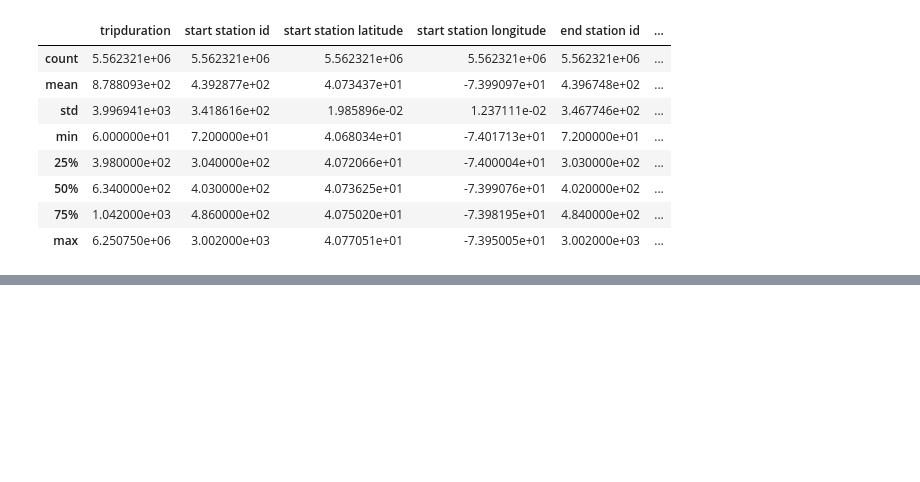
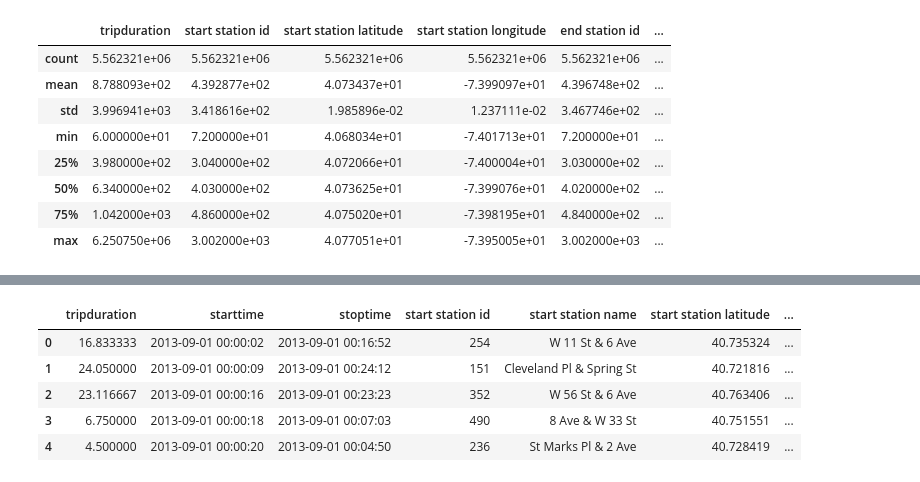
Before and after one commit to swopnilnep/DataVisualization, a Jupyter notebook: ipython/nyc_analysis.ipynb, the cells around one changed output, grey strips where cells are left out. Cells and saved outputs as stored; diff of their text form; code cells hidden in the pictures; blank space fills up the shorter version.

```diff
--- a/ipython/nyc_analysis.ipynb
+++ b/ipython/nyc_analysis.ipynb
@@ -55,0 +99,2 @@ df.describe()
+# %%
+df['birth year'] = df['birth year'].replace(r"\N", "NaN")
@@ -55,0 +121,4 @@ df.describe()
+# %%
+df['birth year']= df['birth year'].replace("NaN", np.nan)
+# %%
+df['birth year'] = pd.to_numeric(df['birth year'],  errors='coerce')
@@ -55,0 +127,2 @@ df.describe()
+# %%
+df['tripduration'] = df['tripduration']/60
@@ -55,0 +149,9 @@ df.describe()
+# %%
+df.head()
+# %% [output]
+|  | tripduration | starttime | stoptime | start station id | start station name | start station latitude | ... |
+| 0 | 16.833333 | 2013-09-01 00:00:02 | 2013-09-01 00:16:52 | 254 | W 11 St & 6 Ave | 40.735324 | ... |
+| 1 | 24.050000 | 2013-09-01 00:00:09 | 2013-09-01 00:24:12 | 151 | Cleveland Pl & Spring St | 40.721816 | ... |
+| 2 | 23.116667 | 2013-09-01 00:00:16 | 2013-09-01 00:23:23 | 352 | W 56 St & 6 Ave | 40.763406 | ... |
+| 3 | 6.750000 | 2013-09-01 00:00:18 | 2013-09-01 00:07:03 | 490 | 8 Ave & W 33 St | 40.751551 | ... |
+| 4 | 4.500000 | 2013-09-01 00:00:20 | 2013-09-01 00:04:50 | 236 | St Marks Pl & 2 Ave | 40.728419 | ... |
```
Also changed, not shown: parts of 14 cells of this notebook.
